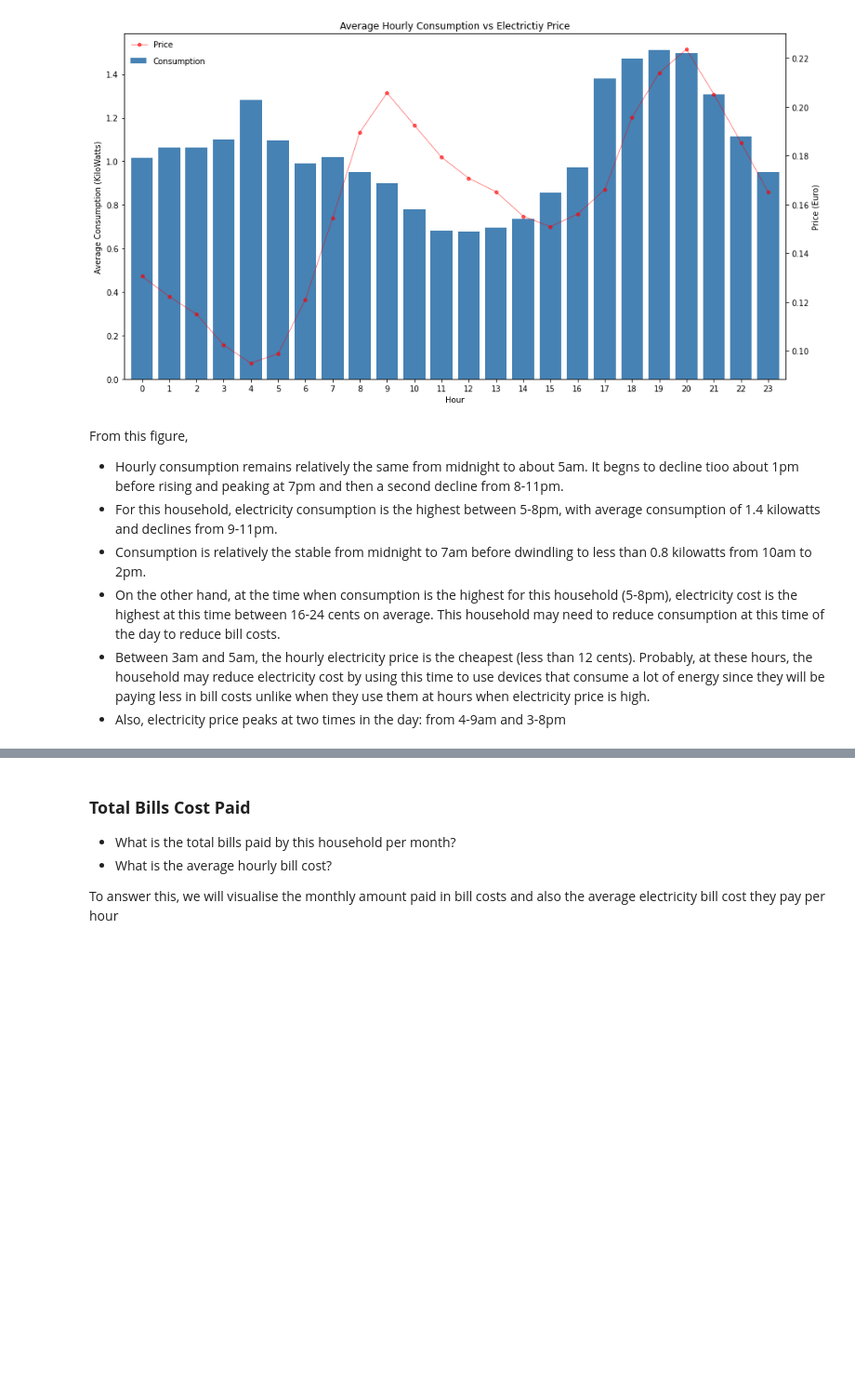
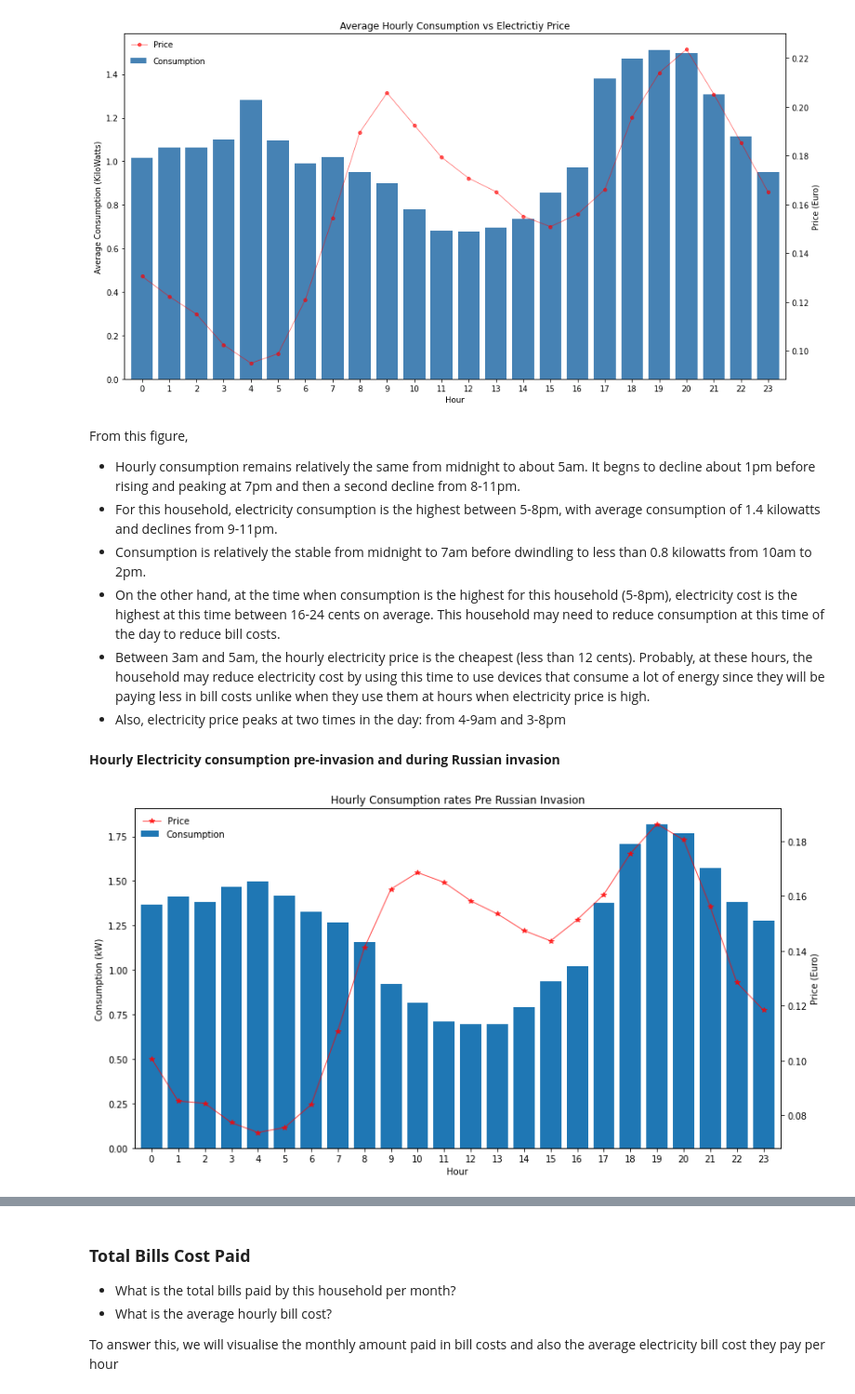
Before and after one commit to Chygos/UniTartu_Intro_to_DS_Project, a Jupyter notebook: Data_Visualisation.ipynb, the cells around one changed output, grey strips where cells are left out. Shown at 93% size. Drawn from its saved outputs; the diff is of its cells as text; code cells hidden in the pictures; blank space fills up the shorter version.

```diff
--- a/Data_Visualisation.ipynb
+++ b/Data_Visualisation.ipynb
@@ -218,9 +263,29 @@ plt.show()
 [figure]
 # %% [markdown]
 From this figure,
-- Hourly consumption remains relatively the same from midnight to about 5am. It begns to decline tioo about 1pm before rising and peaking at 7pm and then a second decline from 8-11pm.
+- Hourly consumption remains relatively the same from midnight to about 5am. It begns to decline about 1pm before rising and peaking at 7pm and then a second decline from 8-11pm.
 - For this household, electricity consumption is the highest between 5-8pm, with average consumption of 1.4 kilowatts and declines from 9-11pm.
 - Consumption is relatively the stable from midnight to 7am before dwindling to less than 0.8 kilowatts from 10am to 2pm.
 - On the other hand, at the time when consumption is the highest for this household (5-8pm), electricity cost is the highest at this time between 16-24 cents on average. This household may need to reduce consumption at this time of the day to reduce bill costs.
 - Between 3am and 5am, the hourly electricity price is the cheapest (less than 12 cents). Probably, at these hours, the household may reduce electricity cost by using this time to use devices that consume a lot of energy since they will be paying less in bill costs unlike when they use them at hours when electricity price is high.
 - Also, electricity price peaks at two times in the day: from 4-9am and 3-8pm
+# %% [markdown]
+__Hourly Electricity consumption pre-invasion and during Russian invasion__
+# %%
+consumption_pre_invasion = train[train.time < '26-02-2022'].groupby('hour').agg({'consumption':'mean', 'el_price':'mean'})
+consumption_invasion = train[train.time >= '26-02-2022'].groupby('hour').agg({'consumption':'mean', 'el_price':'mean'})
+# %%
+fig, ax = plt.subplots(figsize=(13,7))
+# pre invasion
+ax1 = consumption_pre_invasion.plot.bar(y='consumption', rot=0, width=0.8,ax=ax,
+                                        title='Hourly Consumption rates Pre Russian Invasion')
+ax2 = consumption_pre_invasion.plot(y='el_price', rot=0, secondary_y=True, ax=ax1,
+                                    color='r', marker='*', lw=1, alpha=0.7)
+ax1.set(xlabel='Hour', ylabel='Consumption (kW)')
+ax2.set_ylabel('Price (Euro)')
+ax2.legend(labels=['Price'], frameon=False, loc='upper left')
+ax1.legend(labels=['Consumption'], loc=(0.005,0.9),frameon=False)
+
+plt.savefig('images/consumption_vs_price_pre_invasion.png')
+# %% [output]
+[figure, added]
```
Also changed, not shown: parts of 22 cells of this notebook.
